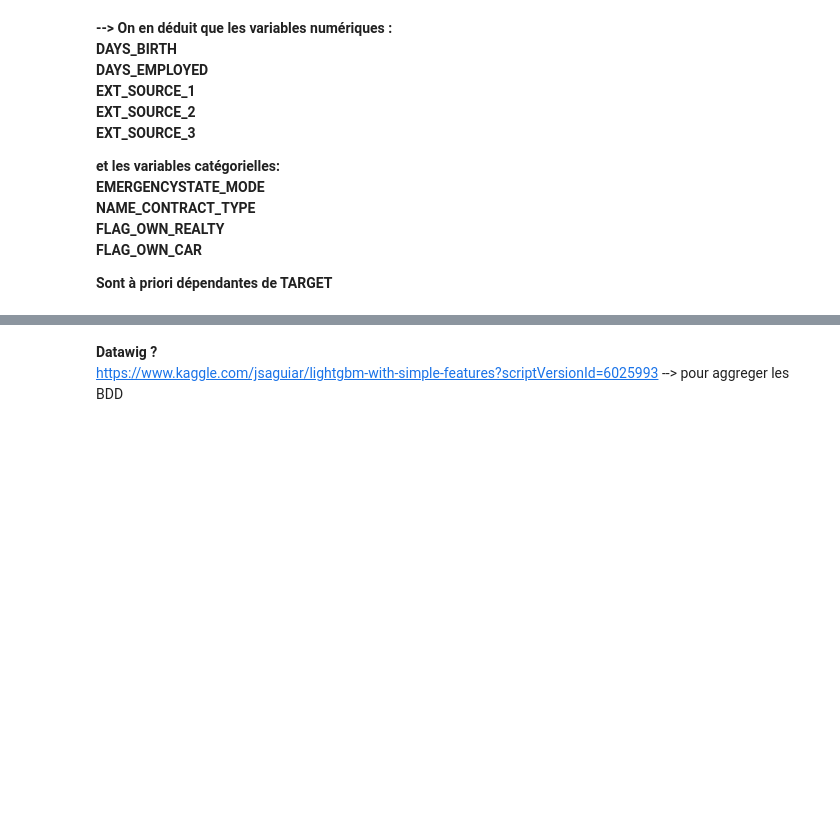
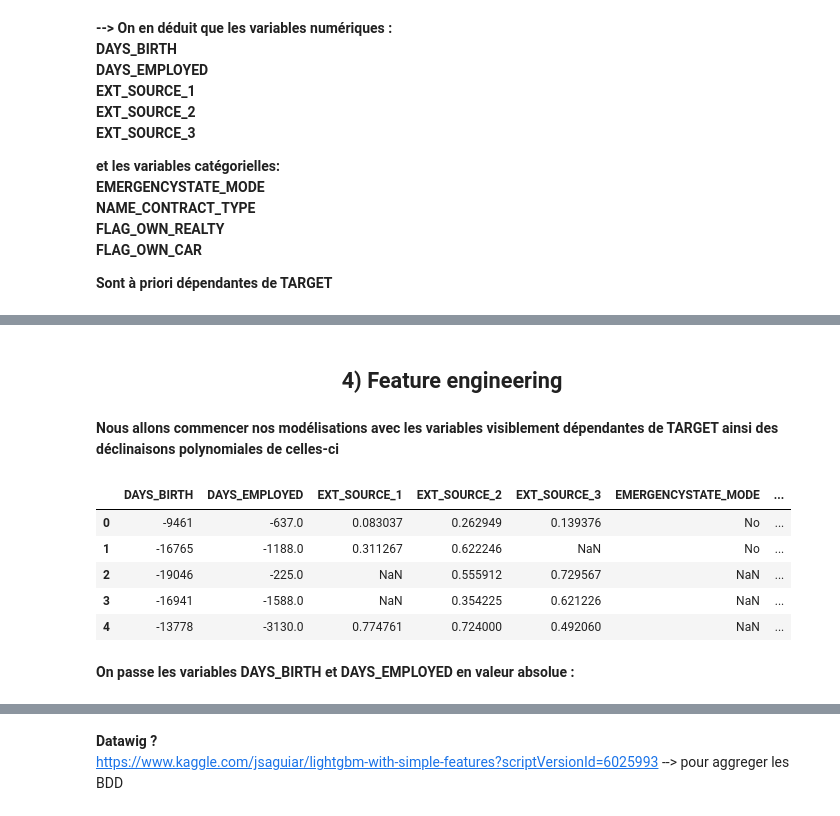
Before and after one commit to martinletouvet/oc_projet7, a Jupyter notebook: P7_Notebook.ipynb, the cells around one changed output, grey strips where cells are left out. Saved outputs shown, nothing was run; the diff lists cells and outputs as text; code cells hidden in the pictures; blank space fills up the shorter version.

```diff
--- a/P7_Notebook.ipynb
+++ b/P7_Notebook.ipynb
@@ -995,0 +1001,22 @@ FLAG_OWN_CAR**
+# %% [markdown]
+## <center>4) Feature engineering</center>
+# %% [markdown]
+**Nous allons commencer nos modélisations avec les variables visiblement dépendantes de TARGET ainsi des déclinaisons polynomiales de celles-ci**
+# %%
+var_num_selec = ['DAYS_BIRTH', 'DAYS_EMPLOYED', 'EXT_SOURCE_1', 'EXT_SOURCE_2', 'EXT_SOURCE_3']
+var_cat_selec = ['EMERGENCYSTATE_MODE', 'NAME_CONTRACT_TYPE', 'FLAG_OWN_REALTY', 'FLAG_OWN_CAR']
+# %%
+data = application_train.copy()
+# %%
+data = data[var_num_selec+var_cat_selec]
+# %%
+data.head(5)
+# %% [output]
+|  | DAYS_BIRTH | DAYS_EMPLOYED | EXT_SOURCE_1 | EXT_SOURCE_2 | EXT_SOURCE_3 | EMERGENCYSTATE_MODE | ... |
+| 0 | -9461 | -637.0 | 0.083037 | 0.262949 | 0.139376 | No | ... |
+| 1 | -16765 | -1188.0 | 0.311267 | 0.622246 | NaN | No | ... |
+| 2 | -19046 | -225.0 | NaN | 0.555912 | 0.729567 | NaN | ... |
+| 3 | -16941 | -1588.0 | NaN | 0.354225 | 0.621226 | NaN | ... |
+| 4 | -13778 | -3130.0 | 0.774761 | 0.724000 | 0.492060 | NaN | ... |
+# %% [markdown]
+**On passe les variables DAYS_BIRTH et DAYS_EMPLOYED en valeur absolue :**
```
Also changed, not shown: parts of 33 cells of this notebook.
